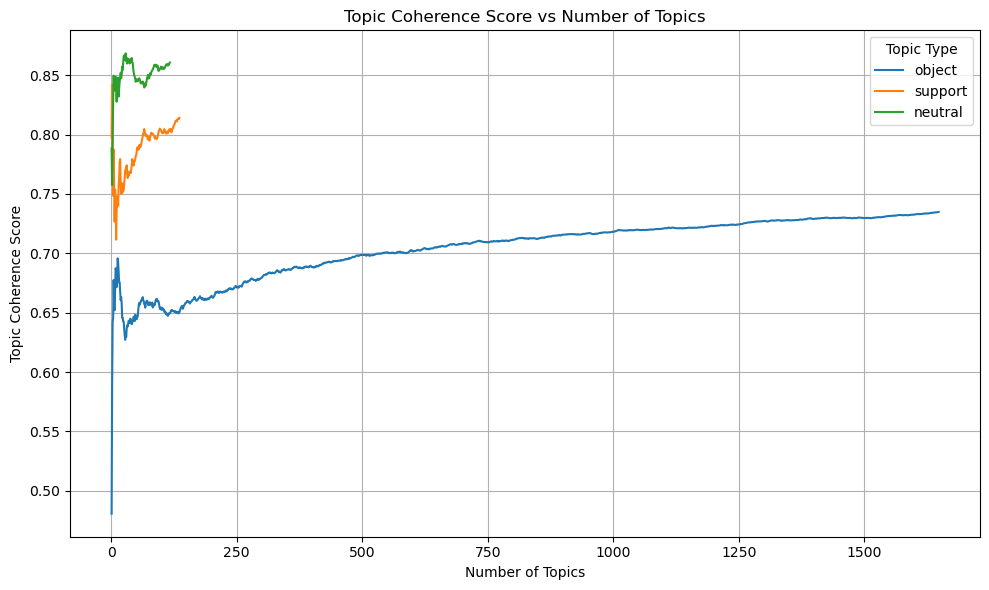
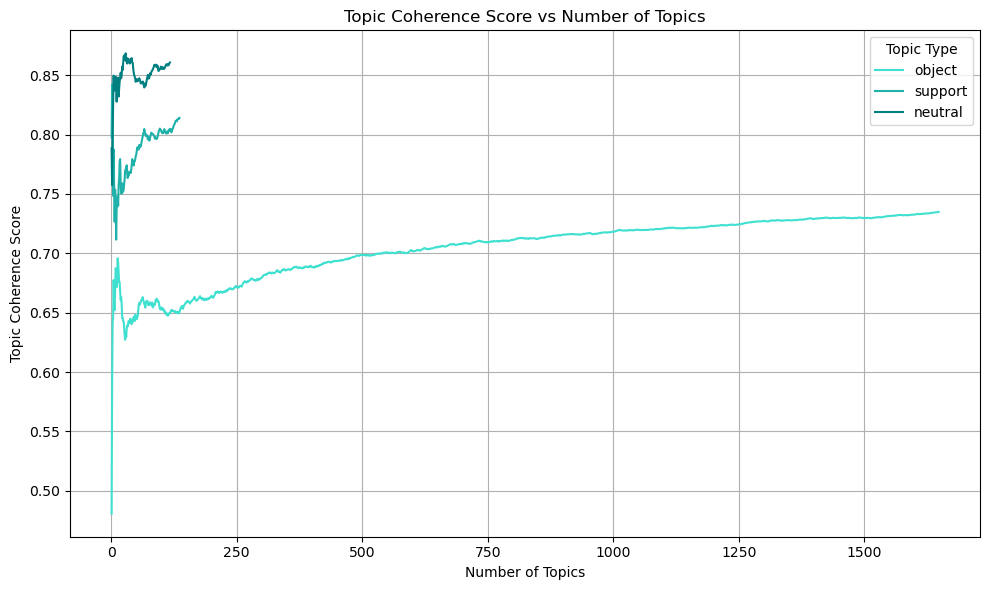
The notebook cell's code change between the first figure and the second:
--- before
+++ after
@@ -1,5 +1,5 @@
 # Plot the coherence scores
 plt.figure(figsize=(10, 6))
-sns.lineplot(data=df_all_coh_baseline, x='num_topics', y='coherence_score', hue='topic_type')
+sns.lineplot(data=df_all_coh_baseline, x='num_topics', y='coherence_score', hue='topic_type', palette=coherence_dict)
 plt.title('Topic Coherence Score vs Number of Topics')
 plt.xlabel('Number of Topics')

Commit: minor refactoring